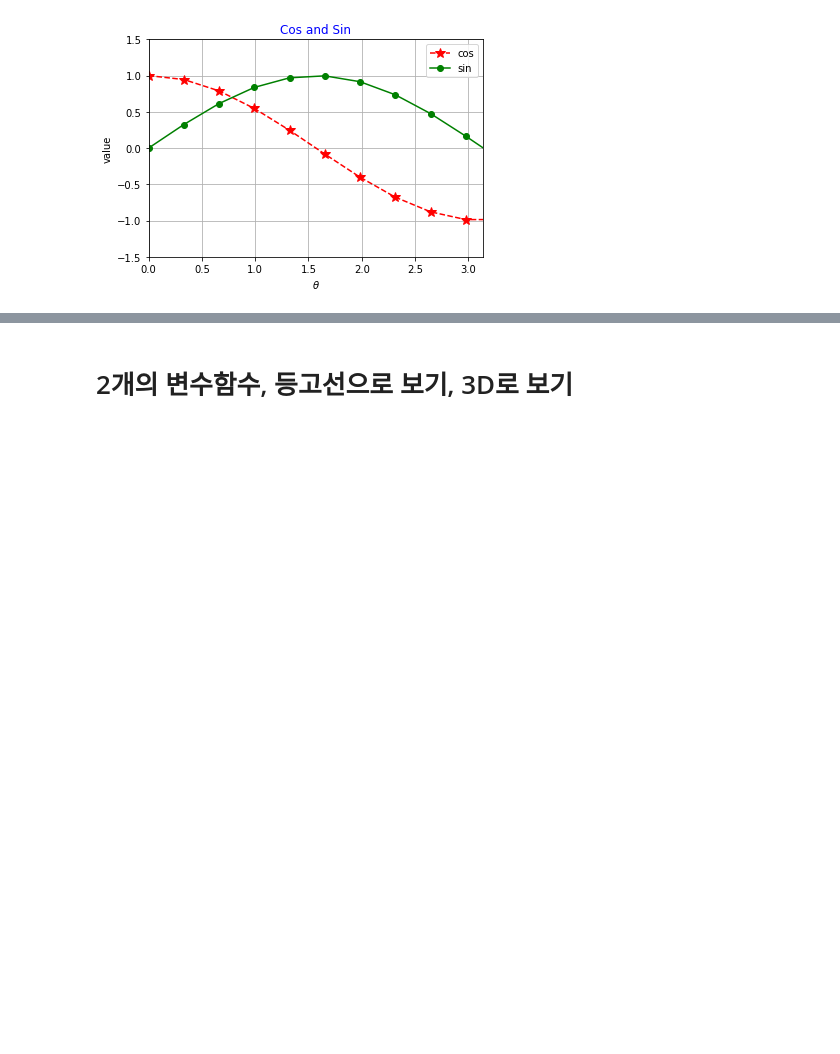
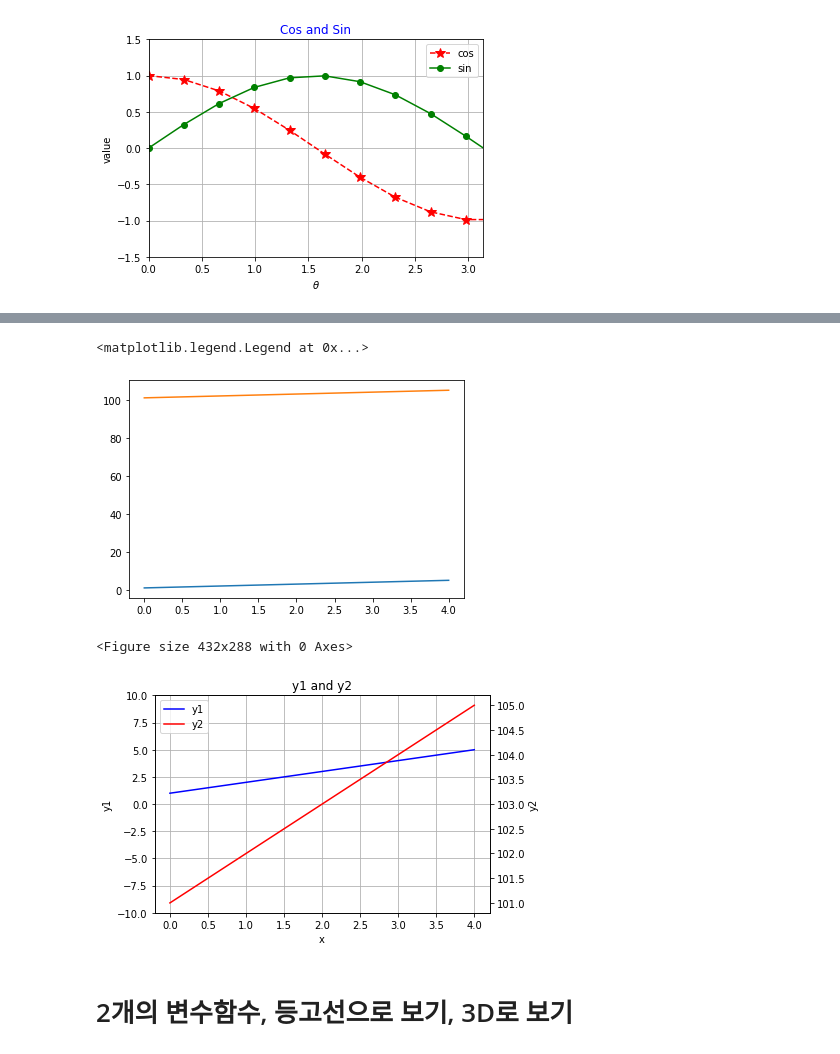
Before and after one commit to pyungmoku/Python_basic, a Jupyter notebook: matplotlib_basic_3기(혁펜).ipynb, the cells around one changed output, grey strips where cells are left out. Cells and saved outputs as stored; diff of their text form; code cells hidden in the pictures; blank space fills up the shorter version.

```diff
--- a/matplotlib_basic_3기(혁펜).ipynb
+++ b/matplotlib_basic_3기(혁펜).ipynb
@@ -96,3 +105,30 @@ plt.axis([0, np.pi,-1.5, 1.5])
+# %%
+x = range(5)
+y1 = [i for i in range(1,6)]
+y2 = [i+100 for i in range(1,6)]
+
+plt.figure()
+plt.plot(x,y1)
+plt.plot(x,y2)
+
+plt.figure()
+fig, ax1 = plt.subplots()
+ax2 = ax1.twinx()
+p1 = ax1.plot(x,y1,'b')
+p2 = ax2.plot(x,y2,'r')
+ax1.set_ylim([-10, 10]) # plt.ylim([-10,10])
+ax1.set_xlabel("x")
+ax1.set_ylabel("y1")
+ax2.set_ylabel("y2")
+ax1.set_title("y1 and y2")
+ax1.grid()
+plt.legend(p1+p2,["y1", "y2"], loc = "best")
+# 'best', 'upper right', 'upper left', 'lower left', 'lower right', 'right', 'center left', 'center right', 'lower center', 'upper center', 'center'
+# %% [output]
+<matplotlib.legend.Legend at 0x...>
+[figure, added]
+<Figure size 432x288 with 0 Axes>
+[figure, added]
 # %% [markdown]
 # 2개의 변수함수, 등고선으로 보기, 3D로 보기
 # %%
```
Also changed, not shown: parts of 5 cells of this notebook.
